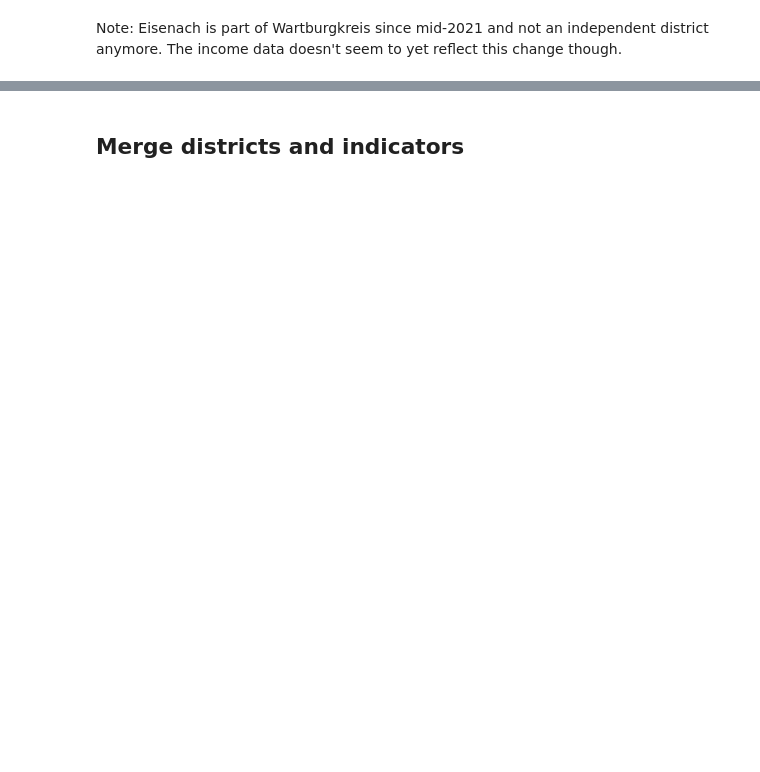
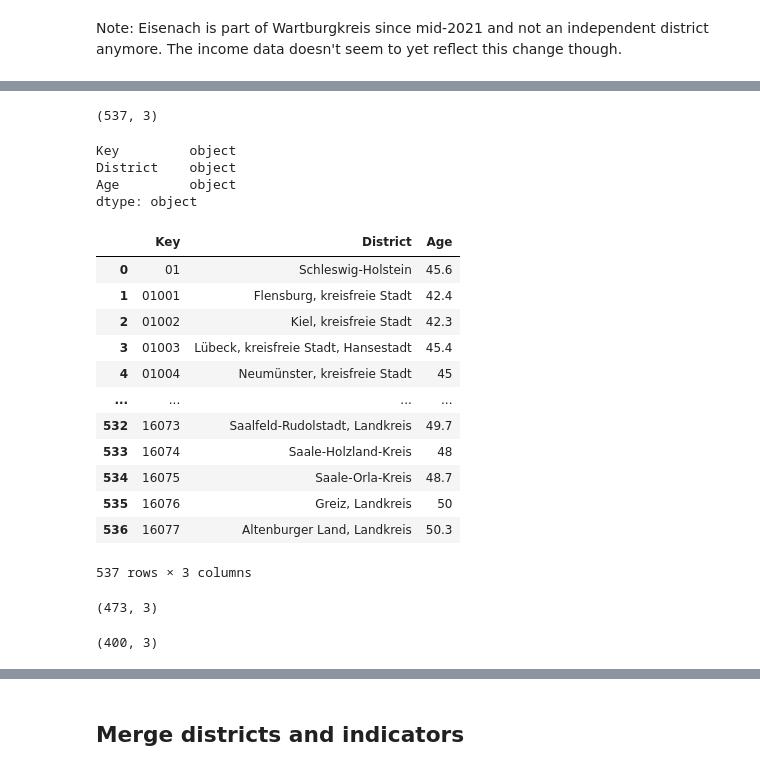
Before and after one commit to alexvmt/quality-of-life, a Jupyter notebook: indicators.ipynb, the cells around one changed output, grey strips where cells are left out. Cells and saved outputs as stored; diff of their text form; code cells hidden in the pictures; blank space fills up the shorter version.

Commit message:
Add average age

```diff
--- a/indicators.ipynb
+++ b/indicators.ipynb
@@ -167,0 +286,34 @@ Note: Eisenach is part of Wartburgkreis since mid-2021 and not an independent di
+# %%
+rows_to_skip = list(range(0,6)) + list(range(544,569))
+# %%
+average_age = pd.read_excel('12411-07-01-4.xlsx', skiprows=rows_to_skip, dtype={'DG': str})
+# %%
+average_age.columns = ['Key', 'District', 'Age', 'Age male', 'Age female']
+average_age = average_age.drop(['Age male', 'Age female'], axis=1)
+# %%
+average_age.shape
+# %% [output]
+(537, 3)
+# %%
+average_age.dtypes
+# %% [output]
+Key         object
+District    object
+Age         object
+dtype: object
+# %%
+average_age
+# %% [output]
+|  | Key | District | Age |
+| 0 | 01 | Schleswig-Holstein | 45.6 |
+| 1 | 01001 | Flensburg, kreisfreie Stadt | 42.4 |
+| 2 | 01002 | Kiel, kreisfreie Stadt | 42.3 |
+| 3 | 01003 | Lübeck, kreisfreie Stadt, Hansestadt | 45.4 |
+| 4 | 01004 | Neumünster, kreisfreie Stadt | 45 |
+| ... | ... | ... | ... |
+| 532 | 16073 | Saalfeld-Rudolstadt, Landkreis | 49.7 |
+| 533 | 16074 | Saale-Holzland-Kreis | 48 |
+| 534 | 16075 | Saale-Orla-Kreis | 48.7 |
+| 535 | 16076 | Greiz, Landkreis | 50 |
+| 536 | 16077 | Altenburger Land, Landkreis | 50.3 |
+537 rows × 3 columns
@@ -167,0 +330,4 @@ Note: Eisenach is part of Wartburgkreis since mid-2021 and not an independent di
+# %%
+average_age.shape
+# %% [output]
+(473, 3)
@@ -167,0 +336,4 @@ Note: Eisenach is part of Wartburgkreis since mid-2021 and not an independent di
+# %%
+average_age.shape
+# %% [output]
+(400, 3)
```
Also changed, not shown: parts of 30 cells of this notebook, 3 other files.
